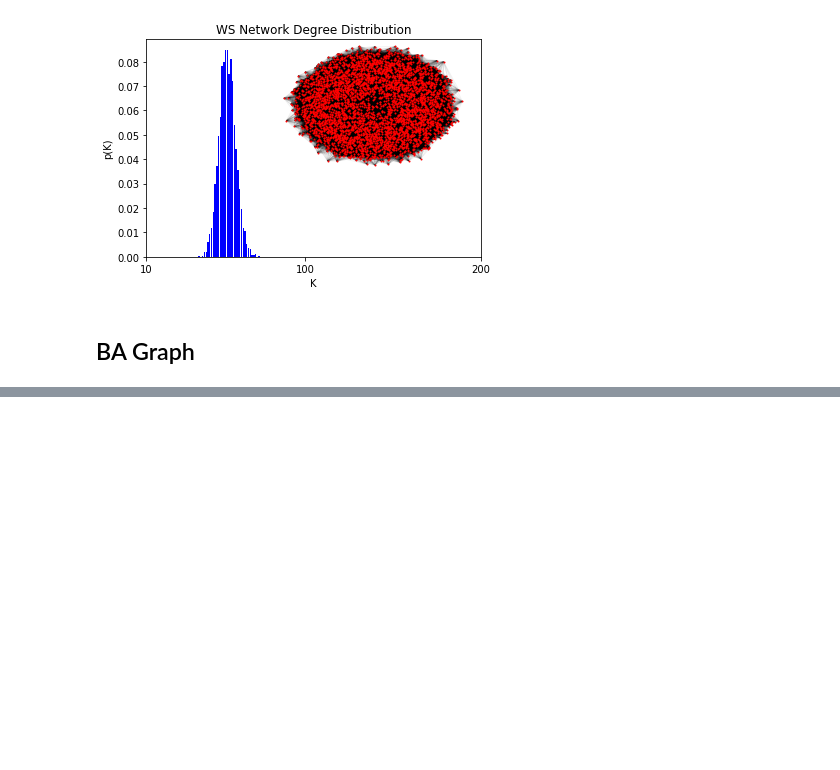
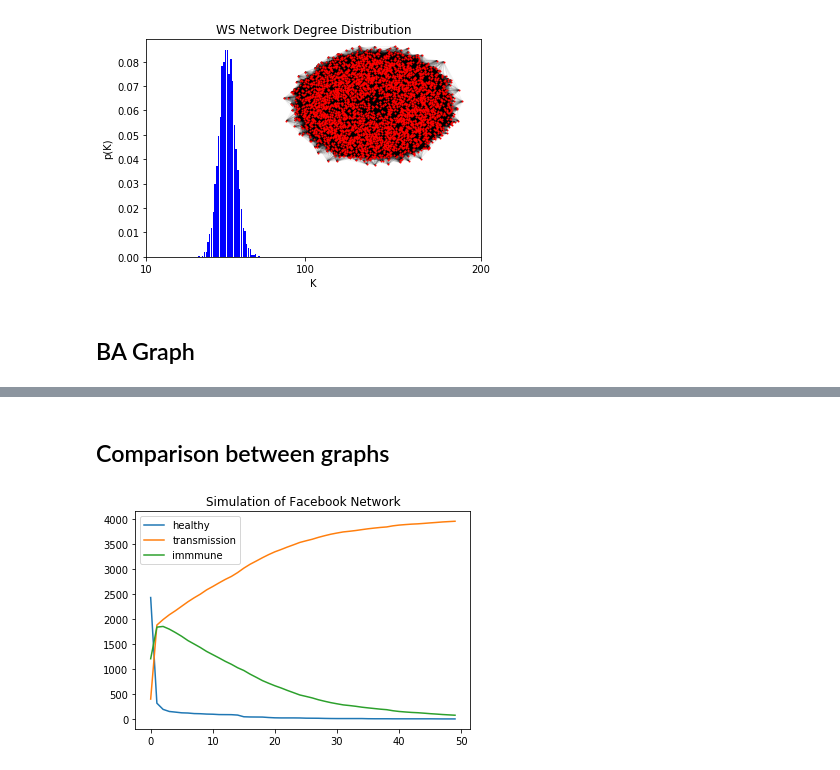
Before and after one commit to asrayousuf/InformationDiffusion, a Jupyter notebook: notebooks/Part-1-NetworkComparison.ipynb, the cells around one changed output, grey strips where cells are left out. Cells and saved outputs as stored; diff of their text form; code cells hidden in the pictures; blank space fills up the shorter version.

Commit message:
adjust the order of graphs

```diff
--- a/notebooks/Part-1-NetworkComparison.ipynb
+++ b/notebooks/Part-1-NetworkComparison.ipynb
@@ -8,10 +5,0 @@ import matplotlib.pyplot as plt
-# %%
-def plot_simulation(graph, iteration_num = 50):
-    x=list(range(0,iteration_num))
-    records=np.array(graph.iteration(n = iteration_num))
-    plt.plot(x, records[:,0].tolist(),label="healthy")
-    plt.plot(x, records[:,1].tolist(),label="transmission")
-    plt.plot(x, records[:,2].tolist(),label="immmune")
-    plt.legend()
-    plt.title("Simulation of {} Network".format(graph.name))
-    return records
@@ -159,0 +91,2 @@ plot_graph_degree(ba_graph, "BA Network Degree Distribution", [300, 100, 10])
+# %% [markdown]
+## Comparison between graphs
@@ -159,0 +97,5 @@ plot_graph_degree(ba_graph, "BA Network Degree Distribution", [300, 100, 10])
+# %%
+# simulation with the real social network data from facebook
+FacebookRecords = plot_simulation(social_network(name ="real",alpha=0.1,beta=0.3), iteration_num = 50)
+# %% [output]
+[figure, added]
```
Also changed, not shown: parts of 25 cells of this notebook.
